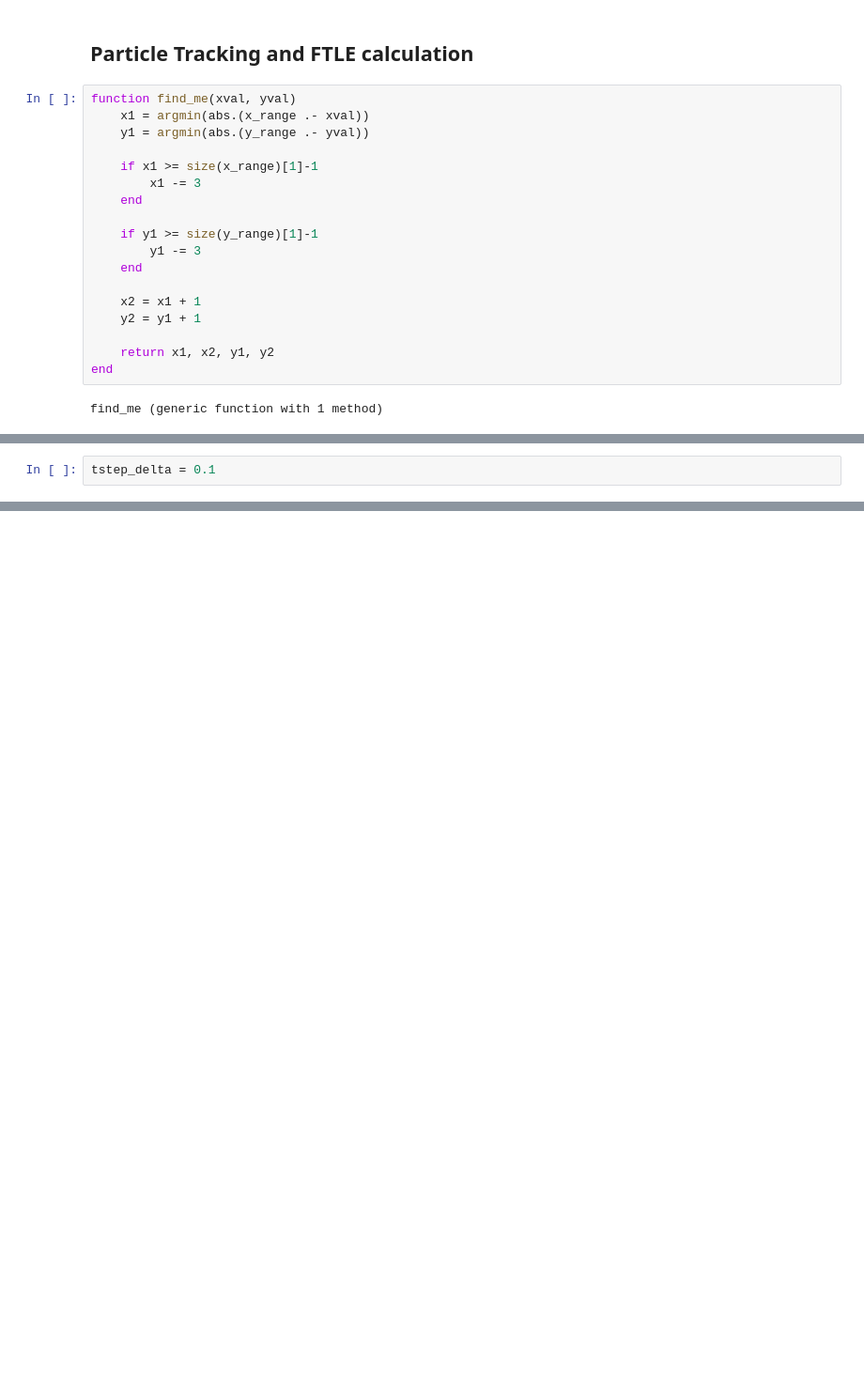
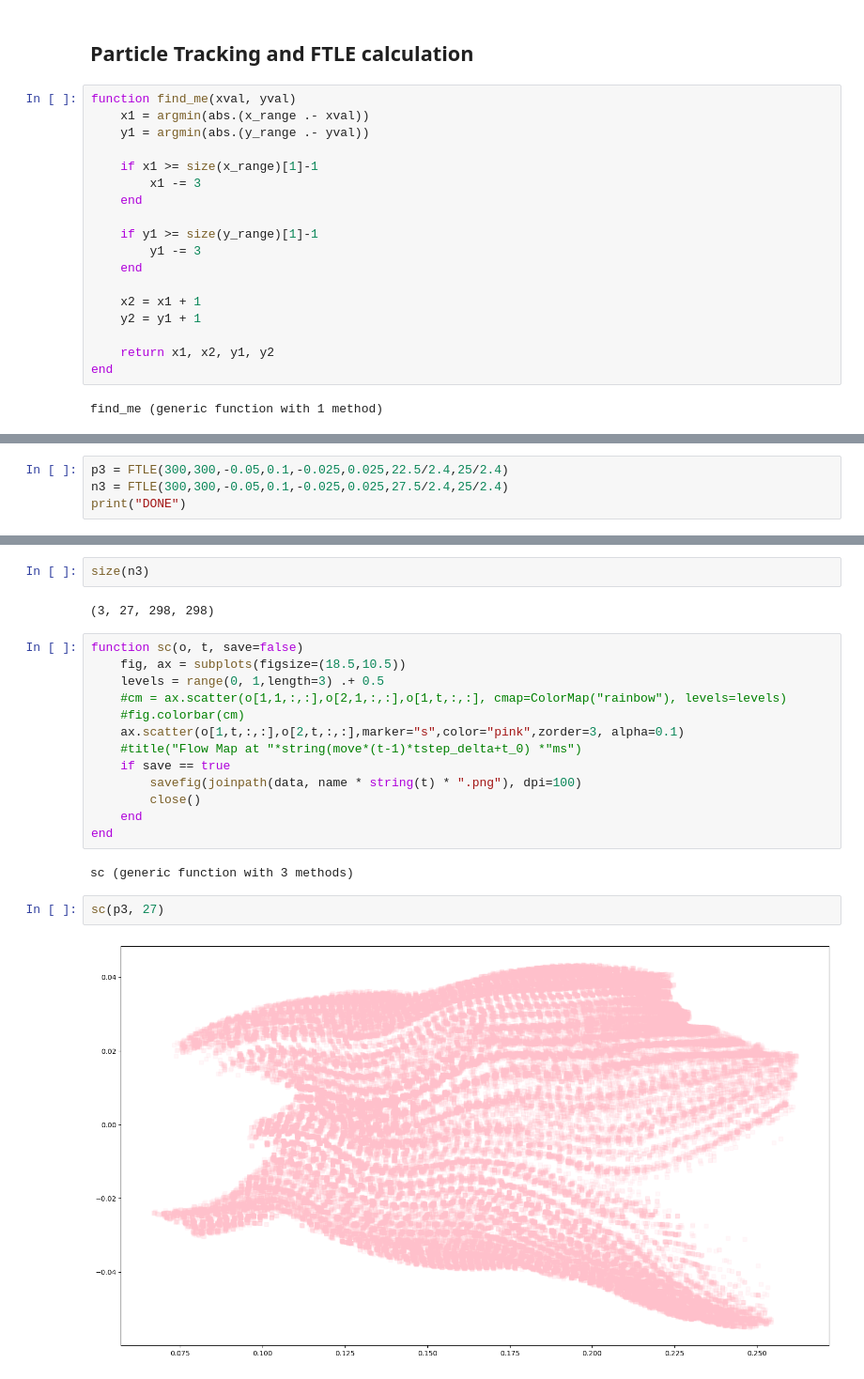
Before and after one commit to jjserdo/FTLE_JJ, a Jupyter notebook: Yuanhang-FTLE_JJ.ipynb, the cells around one changed output, grey strips where cells are left out. Shown at 94% size. Saved outputs shown, nothing was run; the diff lists cells and outputs as text; blank space fills up the shorter version.

```diff
--- a/Yuanhang-FTLE_JJ.ipynb
+++ b/Yuanhang-FTLE_JJ.ipynb
@@ -247,2 +228,0 @@ tstep_end = 50
-# %%
-tstep_delta = 0.1
@@ -376,0 +378,4 @@ Closest candidates are:
+# %%
+p3 = FTLE(300,300,-0.05,0.1,-0.025,0.025,22.5/2.4,25/2.4)
+n3 = FTLE(300,300,-0.05,0.1,-0.025,0.025,27.5/2.4,25/2.4)
+print("DONE")
@@ -376,0 +472,23 @@ Closest candidates are:
+# %%
+size(n3)
+# %% [output]
+(3, 27, 298, 298)
+# %%
+function sc(o, t, save=false)
+    fig, ax = subplots(figsize=(18.5,10.5))
+    levels = range(0, 1,length=3) .+ 0.5
+    #cm = ax.scatter(o[1,1,:,:],o[2,1,:,:],o[1,t,:,:], cmap=ColorMap("rainbow"), levels=levels)
+    #fig.colorbar(cm)
+    ax.scatter(o[1,t,:,:],o[2,t,:,:],marker="s",color="pink",zorder=3, alpha=0.1)
+    #title("Flow Map at "*string(move*(t-1)*tstep_delta+t_0) *"ms")
+    if save == true
+        savefig(joinpath(data, name * string(t) * ".png"), dpi=100)
+        close()
+    end
+end
+# %% [output]
+sc (generic function with 3 methods)
+# %%
+sc(p3, 27)
+# %% [output]
+[figure, added]
```
Also changed, not shown: parts of 32 cells of this notebook.
